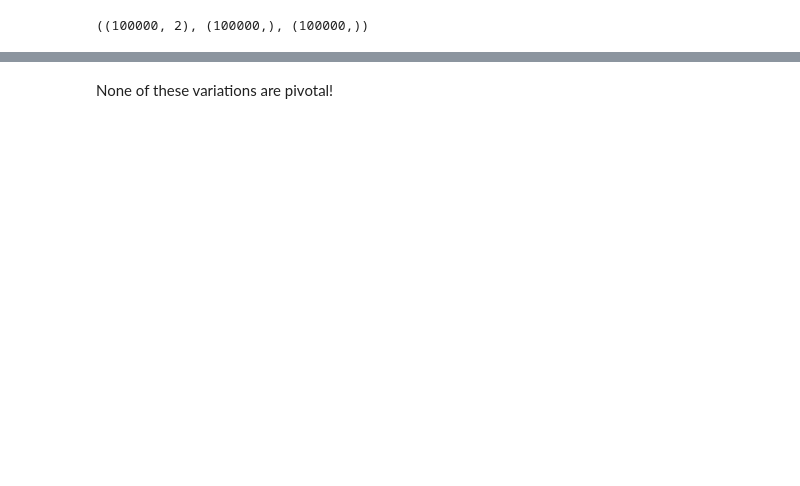
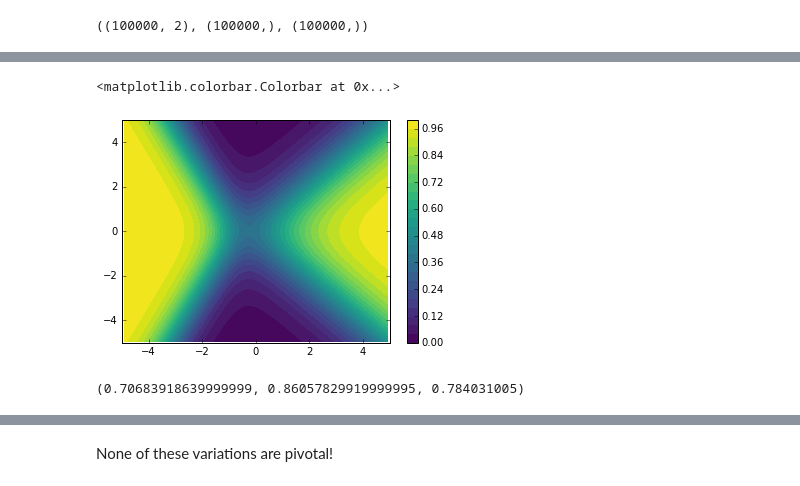
Before and after one commit to glouppe/paper-learning-to-pivot, a Jupyter notebook: code/Adversarial training against systematic uncertainties.ipynb, the cells around one changed output, grey strips where cells are left out. Saved outputs shown, nothing was run; the diff lists cells and outputs as text; code cells hidden in the pictures; blank space fills up the shorter version.

```diff
--- a/code/Adversarial training against systematic uncertainties.ipynb
+++ b/code/Adversarial training against systematic uncertainties.ipynb
@@ -68,3 +68,28 @@ plt.show()
+# %%
+X_test = np.random.rand(25000, 2)
+X_test[:, 0] *= 10.
+X_test[:, 0] -= 5.
+X_test[:, 1] *= 10.
+X_test[:, 1] -= 5.
+y_pred = q_full.pdf(X_test) / (p.pdf(X_test) + q_full.pdf(X_test))
+
+from matplotlib.mlab import griddata
+xi = np.linspace(-5, 5., 100)
+yi = np.linspace(-5, 5., 200)
+zi = griddata(X_test[:, 0], X_test[:, 1], y_pred, xi, yi, interp="linear")
+CS = plt.contourf(xi, yi, zi, 25, cmap=plt.cm.viridis,
+                  vmax=1.0, vmin=0.0)
+plt.colorbar()
+# %% [output]
+<matplotlib.colorbar.Colorbar at 0x...>
+[figure, added]
+# %%
+from sklearn.metrics import roc_auc_score
+(roc_auc_score(y0, q_full.pdf(X0) / (p.pdf(X0) + q_full.pdf(X0))),
+ roc_auc_score(y1, q_full.pdf(X1) / (p.pdf(X1) + q_full.pdf(X1))),
+ roc_auc_score(y, q_full.pdf(X) / (p.pdf(X) + q_full.pdf(X))))
+# %% [output]
+(0.70683918639999999, 0.86057829919999995, 0.784031005)
 # %%
 # best model trained on z=0
 d = p.pdf(X0) / (p.pdf(X0) + q0.pdf(X0))
```
Also changed, not shown: parts of 15 cells of this notebook, 1 other file.
